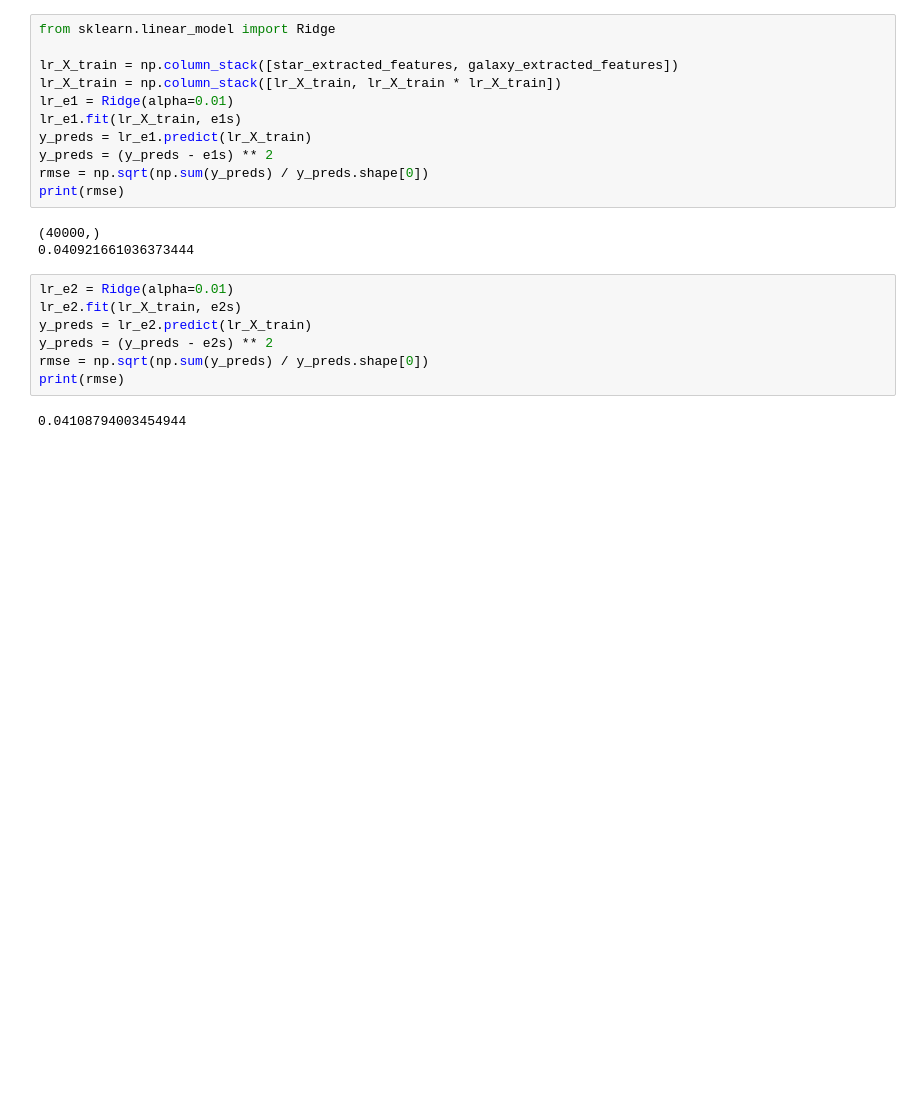
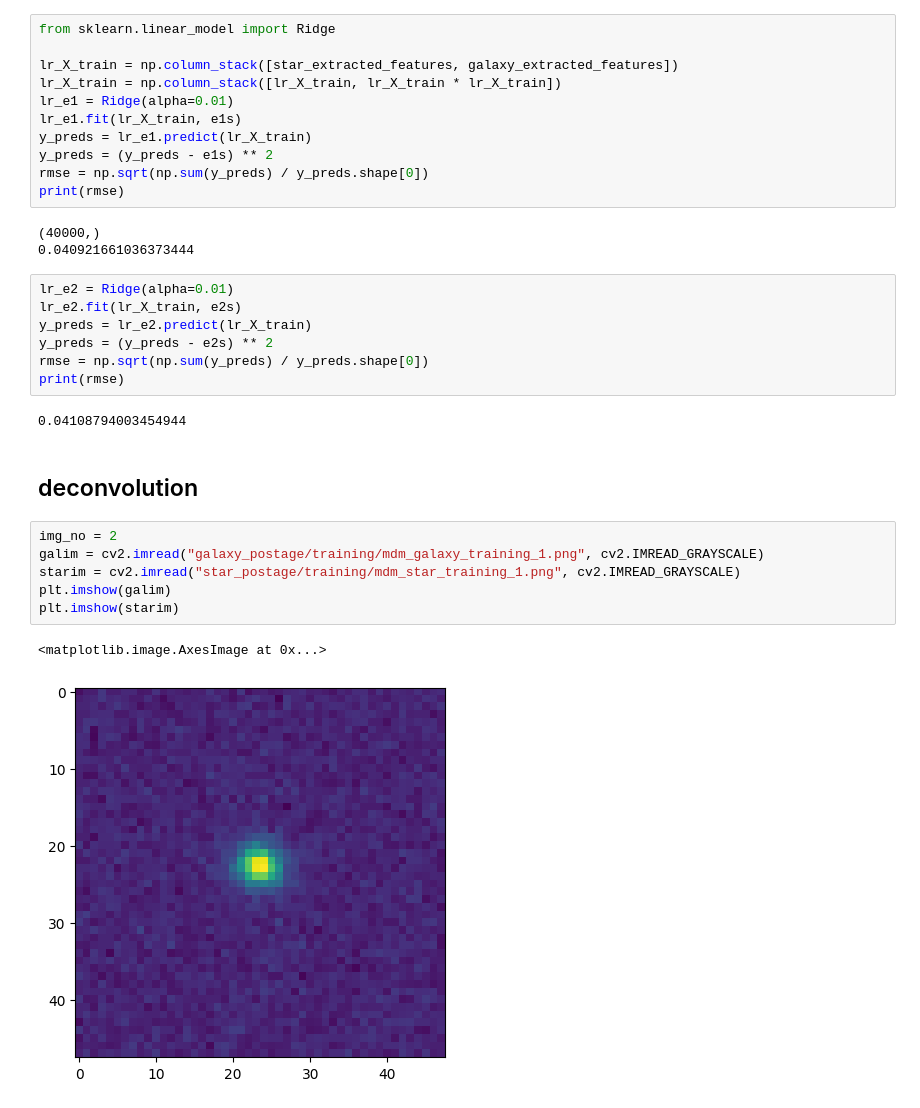
Before and after one commit to CUBoulderMachineLearningProject/GuardiansOfTheGalaxy, a Jupyter notebook: RanajitRoy/Analysis.ipynb, the cells around one changed output. Drawn from its saved outputs; the diff is of its cells as text; blank space fills up the shorter version.

Commit message:
New Deconvolution technique

```diff
--- a/RanajitRoy/Analysis.ipynb
+++ b/RanajitRoy/Analysis.ipynb
@@ -546,3 +573,14 @@ rmse = np.sqrt(np.sum(y_preds) / y_preds.shape[0])
 print(rmse)
 # %% [output]
 0.04108794003454944
+# %% [markdown]
+## deconvolution
+# %%
+img_no = 2
+galim = cv2.imread("galaxy_postage/training/mdm_galaxy_training_1.png", cv2.IMREAD_GRAYSCALE)
+starim = cv2.imread("star_postage/training/mdm_star_training_1.png", cv2.IMREAD_GRAYSCALE)
+plt.imshow(galim)
+plt.imshow(starim)
+# %% [output]
+<matplotlib.image.AxesImage at 0x...>
+[figure, added]
```
Also changed, not shown: parts of 22 cells of this notebook.
